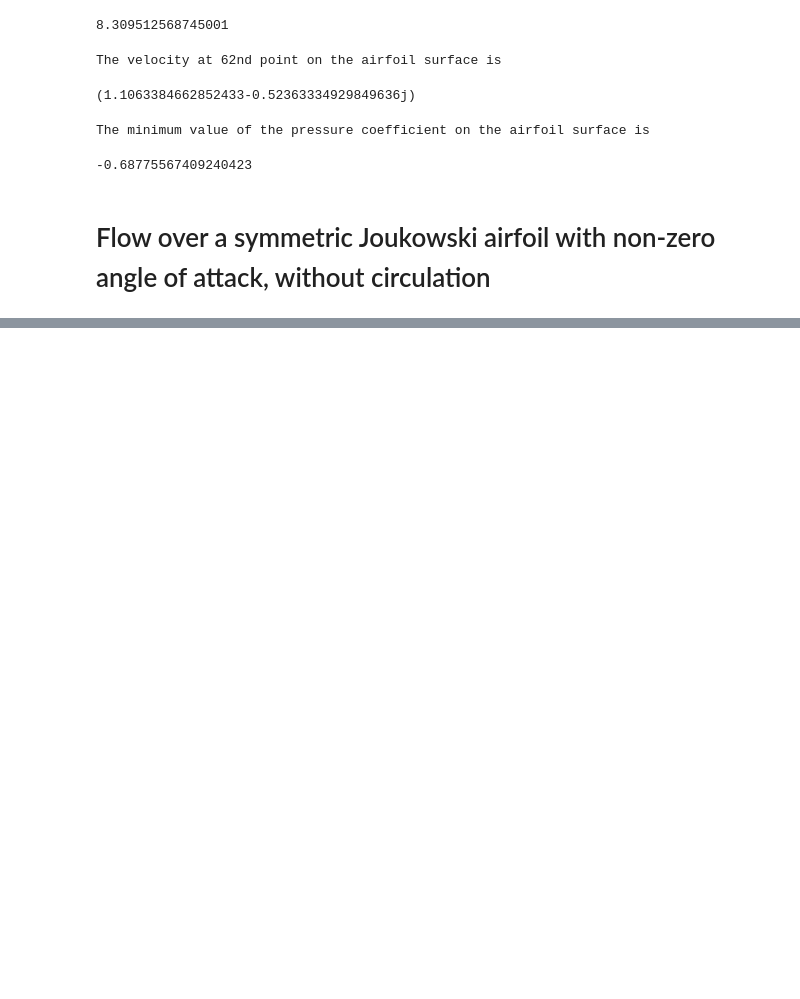
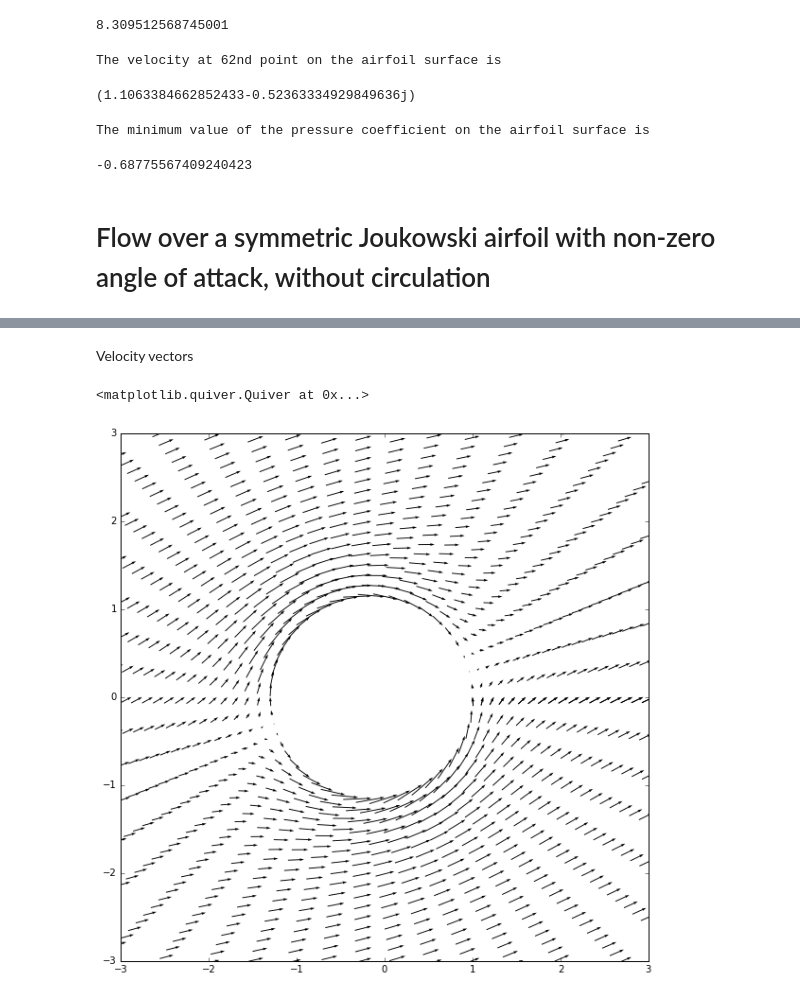
Before and after one commit to cinozeng/mae6226-work, a Jupyter notebook: HW2.ipynb, the cells around one changed output, grey strips where cells are left out. Saved outputs shown, nothing was run; the diff lists cells and outputs as text; code cells hidden in the pictures; blank space fills up the shorter version.

```diff
--- a/HW2.ipynb
+++ b/HW2.ipynb
@@ -270,0 +301,13 @@ aoa = 20/180*np.pi
+# %% [markdown]
+Velocity vectors
+# %%
+#plot the velocity vector on z plane
+size = 10
+w_wa_noc_z = (u_wa_noc-1j*v_wa_noc)*np.exp(-aoa*1j)
+pt.figure(figsize=(size, (y_end-y_start)/(x_end-x_start)*size))
+pt.xlim(x_start/2, x_end/2)
+pt.ylim(y_start/2, y_end/2)
+pt.quiver(z.real[::3, ::3], z.imag[::3, ::3], w_wa_noc_z.real[::3, ::3], -w_wa_noc_z.imag[::3, ::3], width=0.01, scale=6, units='xy', pivot='tip')
+# %% [output]
+<matplotlib.quiver.Quiver at 0x...>
+[figure, added]
```
Also changed, not shown: parts of 17 cells of this notebook.
